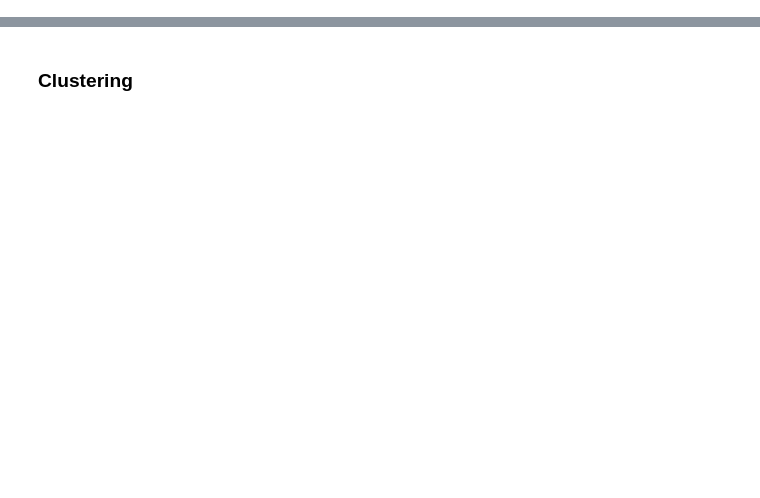
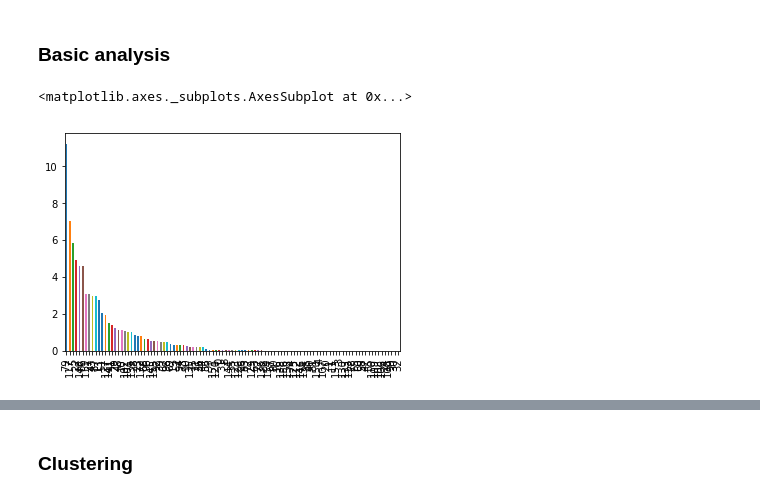
Before and after one commit to chloerDXN/lovelace-project, a Jupyter notebook: data_analysis_notebook.ipynb, the cells around one changed output, grey strips where cells are left out. Saved outputs shown, nothing was run; the diff lists cells and outputs as text; code cells hidden in the pictures; blank space fills up the shorter version.

Commit message:
Basic analysis tasks

```diff
--- a/data_analysis_notebook.ipynb
+++ b/data_analysis_notebook.ipynb
@@ -45,0 +50,6 @@ df
+# %%
+#Remove the '\n' and '\t' left out of the DF -> CSV -> DF conversion
+df_cleaned = df.copy()
+df_cleaned['Recipe Title'] = df_cleaned['Recipe Title'].str.replace('\n', '')
+df_cleaned['Recipe Title'] = df_cleaned['Recipe Title'].str.replace('\t', '')
+df_cleaned['Recipe Title'] = df_cleaned['Recipe Title'].str.replace('\r', '')
@@ -45,0 +61,3 @@ df
+# %%
+#sort dataframe
+df_sorted_meat = df_cleaned.sort_values(['Carbon footprint'], ascending=False)
@@ -45,0 +75,3 @@ df
+# %%
+#remove all non-meat ingredients
+df_sorted_meat = df_sorted_meat[df_sorted_meat['Has meat'] == True]
@@ -45,0 +101,8 @@ df
+# %% [markdown]
+### Basic analysis
+# %%
+#df_sorted = df.sort_values(['Carbon footprint'], ascending=False)
+df_sorted_meat['Carbon footprint'].plot(kind='bar',x='recipe',y='Carbon footprint')
+# %% [output]
+<matplotlib.axes._subplots.AxesSubplot at 0x...>
+[figure, added]
```
Also changed, not shown: parts of 10 cells of this notebook.
